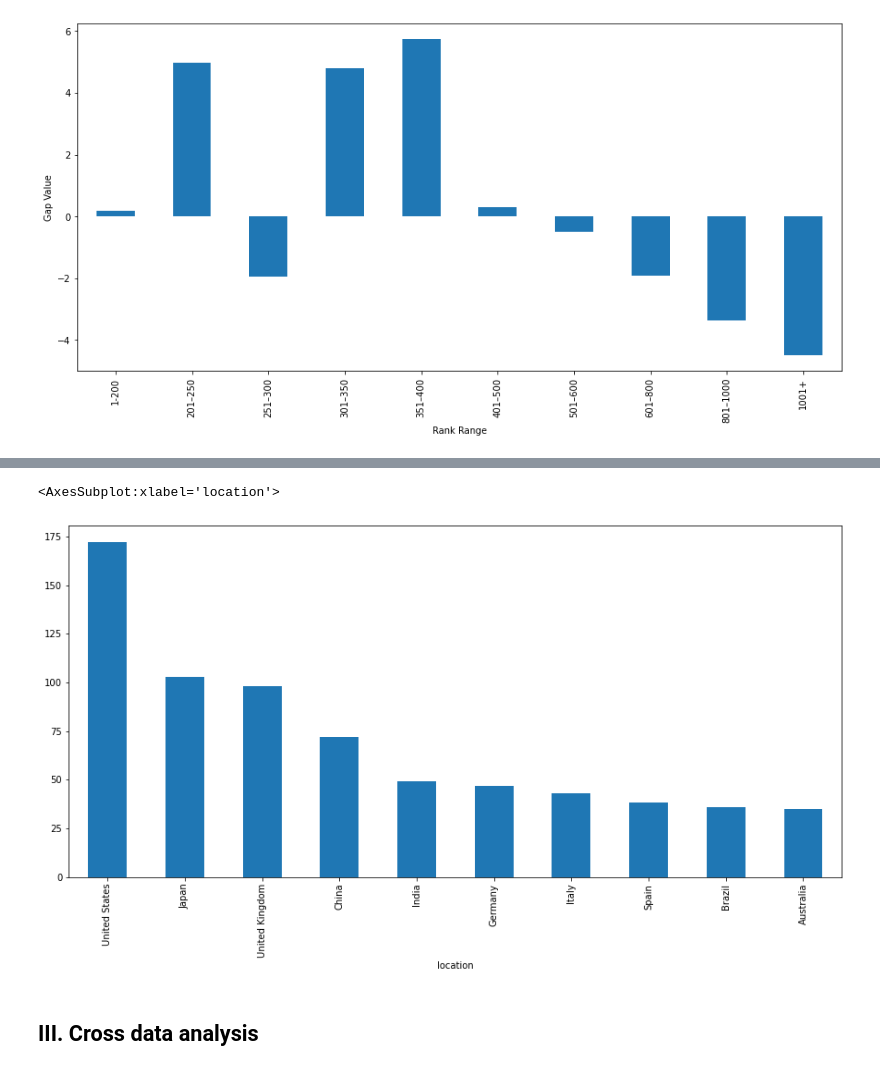
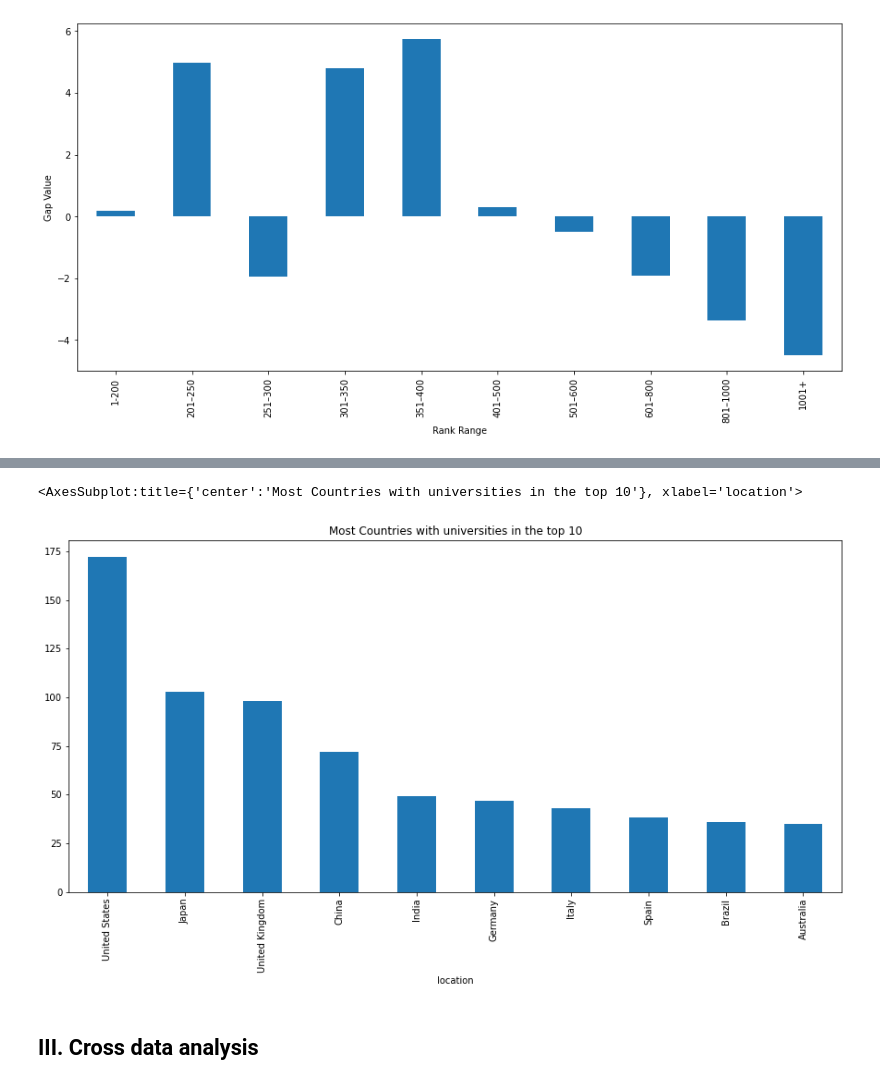
Before and after one commit to tatouti/DatabasePD, a Jupyter notebook: Erasmus_DataAnalysis.ipynb, the cells around one changed output, grey strips where cells are left out. Drawn from its saved outputs; the diff is of its cells as text; code cells hidden in the pictures.

```diff
--- a/Erasmus_DataAnalysis.ipynb
+++ b/Erasmus_DataAnalysis.ipynb
@@ -583,9 +552,9 @@ Citites of thoses 5 univerisities ['Arts', 'Foundation', 'Rico', 'Rochester', 'M
 # %%
 a=rank2019.groupby('location').count().sort_values(by='rank_order',ascending=False).head(10)
-a['rank'].plot(kind='bar',figsize=(15,7))
+a['rank'].plot(kind='bar',figsize=(15,7),title='Most Countries with universities in the top 10')
 # %% [output]
-<AxesSubplot:xlabel='location'>
+<AxesSubplot:title={'center':'Most Countries with universities in the top 10'}, xlabel='location'>
-[figure, old version]
+[figure, new version]
 # %% [markdown]
 ## III. Cross data analysis
 # %%
```
Also changed, not shown: parts of 5 cells of this notebook.
